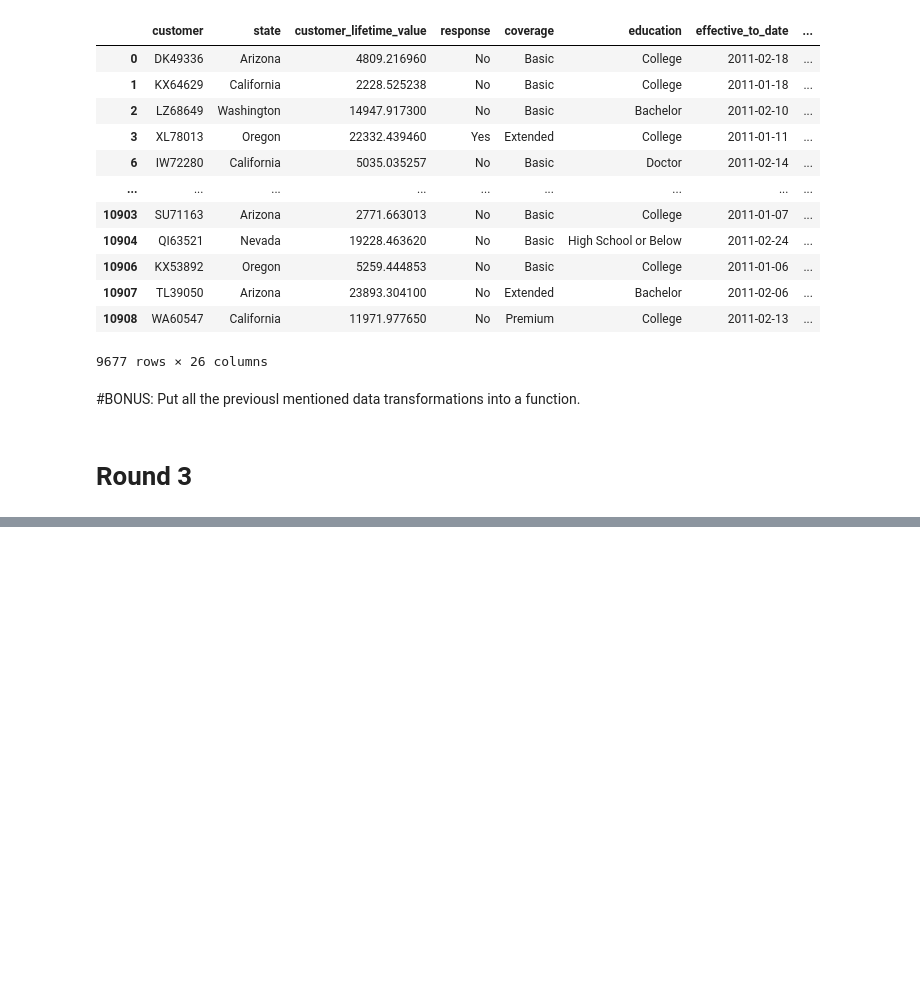
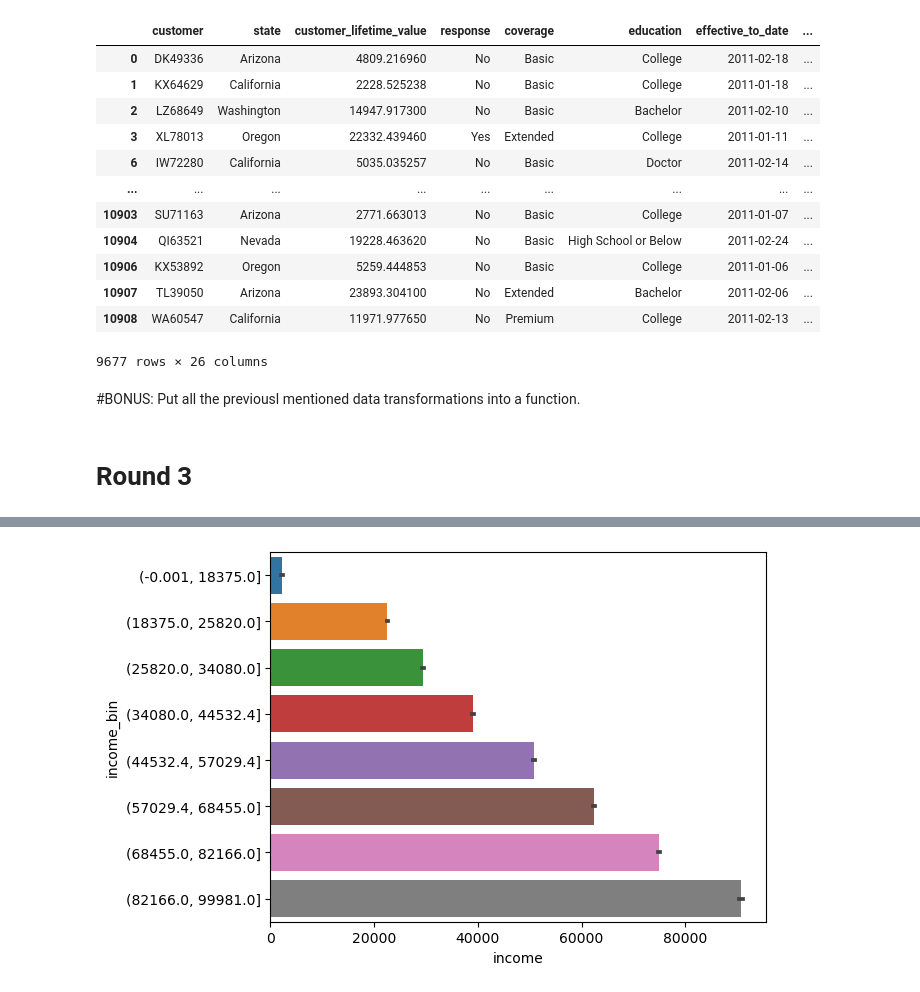
Before and after one commit to jochabo/lab-customer-analysis-round-2, a Jupyter notebook: files_for_lab/csv_files/Lab Customer Analysis Round 2.ipynb, the cells around one changed output, grey strips where cells are left out. Cells and saved outputs as stored; diff of their text form; code cells hidden in the pictures; blank space fills up the shorter version.

```diff
--- a/files_for_lab/csv_files/Lab Customer Analysis Round 2.ipynb
+++ b/files_for_lab/csv_files/Lab Customer Analysis Round 2.ipynb
@@ -360,0 +463,9 @@ data_mca_Q1
+# %%
+# Show a plot of the response rate by income.
+data_mca['income_bin'] = pd.qcut(data_mca['income'], q=10, duplicates='drop')
+data_mca
+
+sns.barplot(x = data_mca['income'],y=data_mca['income_bin'] ,data=data_mca)
+plt.show()
+# %% [output]
+[figure, added]
```
Also changed, not shown: parts of 10 cells of this notebook.
